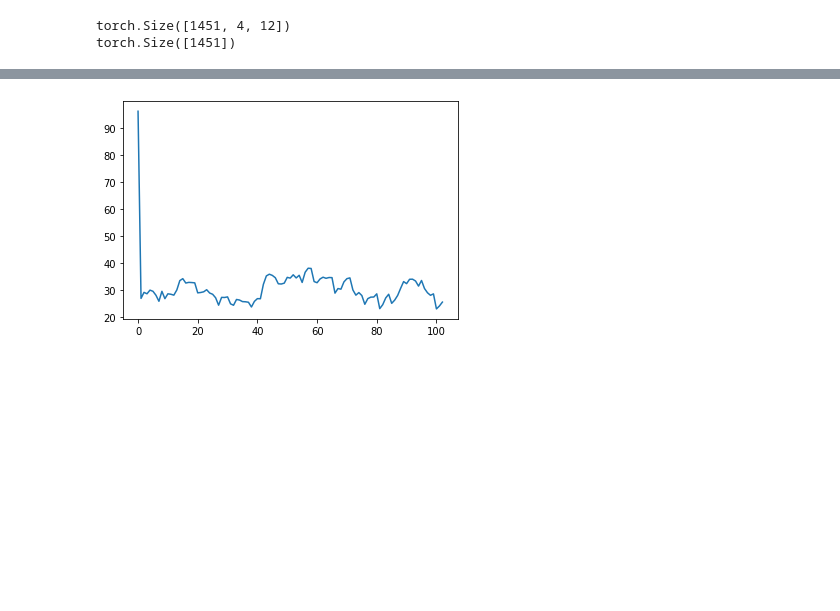
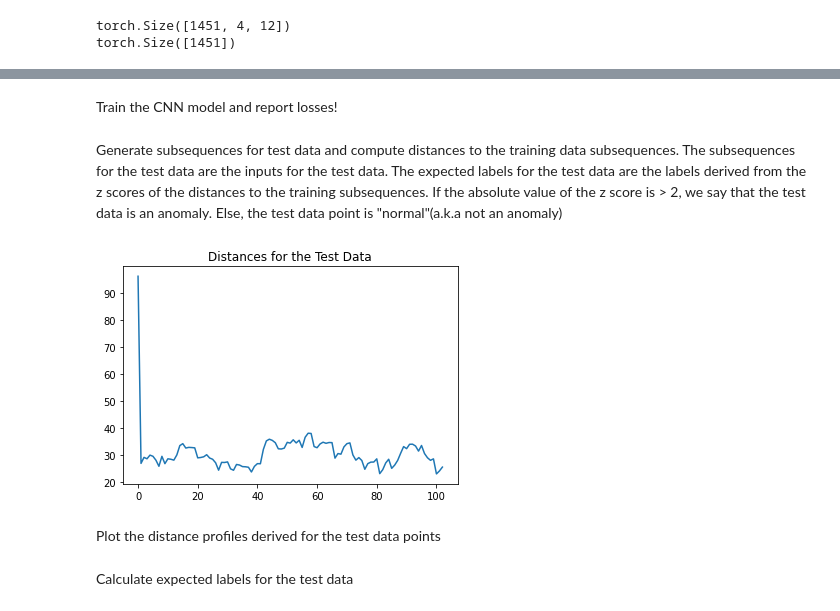
Before and after one commit to Ravi-Raghavan/ML_IOT_HW3, a Jupyter notebook: homework.ipynb, the cells around one changed output, grey strips where cells are left out. Saved outputs shown, nothing was run; the diff lists cells and outputs as text; code cells hidden in the pictures; blank space fills up the shorter version.

```diff
--- a/homework.ipynb
+++ b/homework.ipynb
@@ -1085,3 +1084,5 @@ train(model, A, labels, 10)
+# %% [markdown]
+Train the CNN model and report losses!
 # %%
 T2 = delhi_test[['meantemp', 'humidity', 'wind_speed', 'meanpressure']].to_numpy()
 
@@ -1095,13 +1096,18 @@ distance_profile = np.zeros(shape = len(A2,))
 for index in range(len(A2)):
     norms = np.linalg.norm(A2[index] - A, axis = (1,2)).flatten()
     distance_profile[index] = np.min(norms)
+# %% [markdown]
+Generate subsequences for test data and compute distances to the training data subsequences. The subsequences for the test data are the inputs for the test data. The expected labels for the test data are the labels derived from the z scores of the distances to the training subsequences. If the absolute value of the z score is > 2, we say that the test data is an anomaly. Else, the test data point is "normal"(a.k.a not an anomaly)
 # %%
 #Plot distance profile
 import matplotlib.pyplot as plt
+plt.title("Distances for the Test Data")
 plt.plot(distance_profile)
 plt.show()
 # %% [output]
-[figure, old version]
+[figure, new version]
+# %% [markdown]
+Plot the distance profiles derived for the test data points
 # %%
 #Let's put the distance profiles on a distribution in order to calculate labels
 #If the absolute value of the z score is < 2, then we will say that the subsequence is "anomalous"
@@ -1109,6 +1115,8 @@ u = np.mean(distance_profile)
 std = np.std(distance_profile)
 z_scores = np.array([(x - u) / std for x in distance_profile])
 labels = np.array([1 if np.abs(z_score) < 2 else 0 for z_score in z_scores])
+# %% [markdown]
+Calculate expected labels for the test data
 # %%
 A2 = torch.permute(torch.from_numpy(A2), (0, 2, 1)).to(torch.float32)
 labels = torch.from_numpy(labels).to(torch.float32)
```
Also changed, not shown: parts of 78 cells of this notebook.
